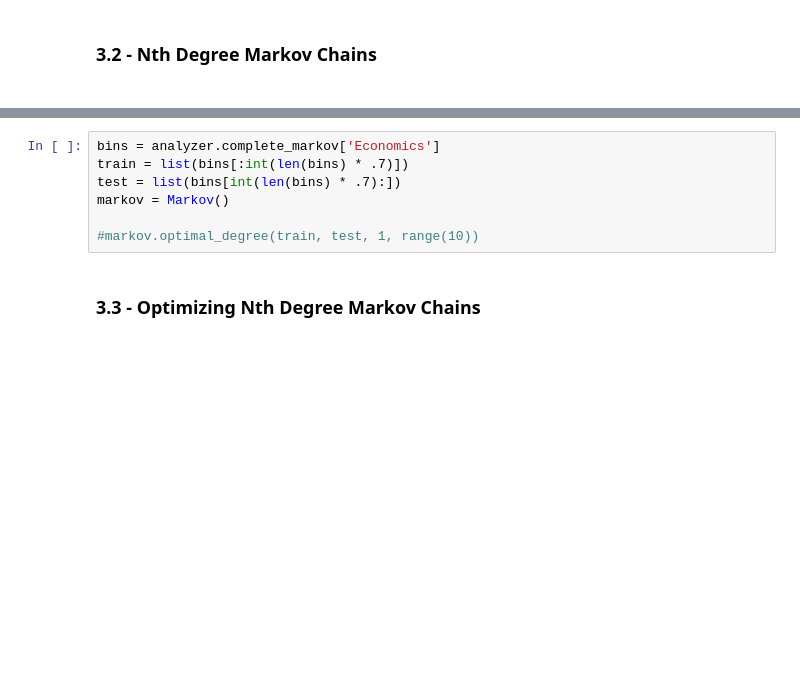
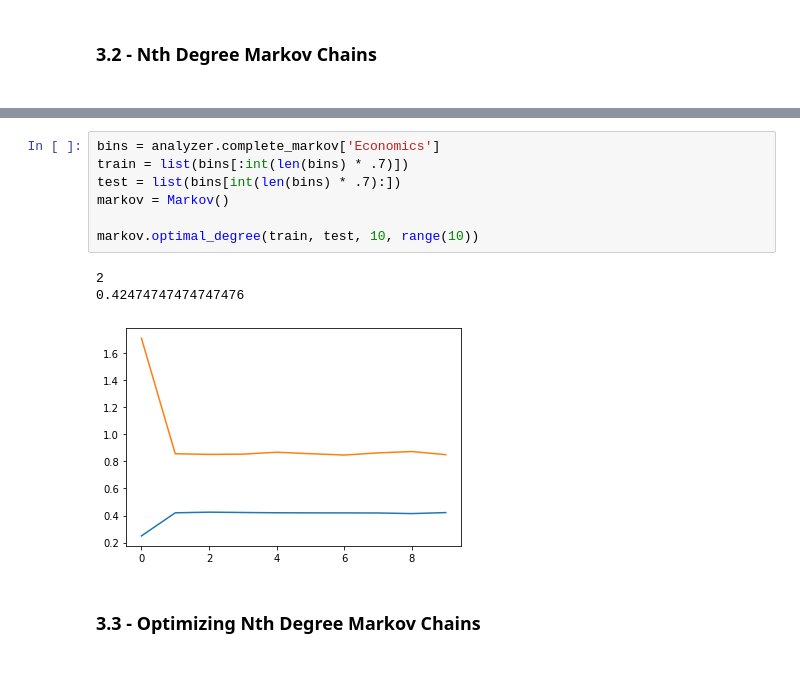
Before and after one commit to AndersonShroeder/Stock-Lstm, a Jupyter notebook: Short Run Prediction/analysis.ipynb, the cells around one changed output, grey strips where cells are left out. Saved outputs shown, nothing was run; the diff lists cells and outputs as text; blank space fills up the shorter version.

```diff
--- a/Short Run Prediction/analysis.ipynb
+++ b/Short Run Prediction/analysis.ipynb
@@ -414,10 +325,14 @@ class Markov(Analyzer):
 # %%
 bins = analyzer.complete_markov['Economics']
 train = list(bins[:int(len(bins) * .7)])
 test = list(bins[int(len(bins) * .7):])
 markov = Markov()
 
-#markov.optimal_degree(train, test, 1, range(10))
+markov.optimal_degree(train, test, 10, range(10))
+# %% [output]
+2
+0.42474747474747476
+[figure, added]
 # %% [markdown]
 <h3>3.3 - Optimizing Nth Degree Markov Chains<h3>
 # %% [markdown]
```
Also changed, not shown: parts of 17 cells of this notebook, 3 other files.
